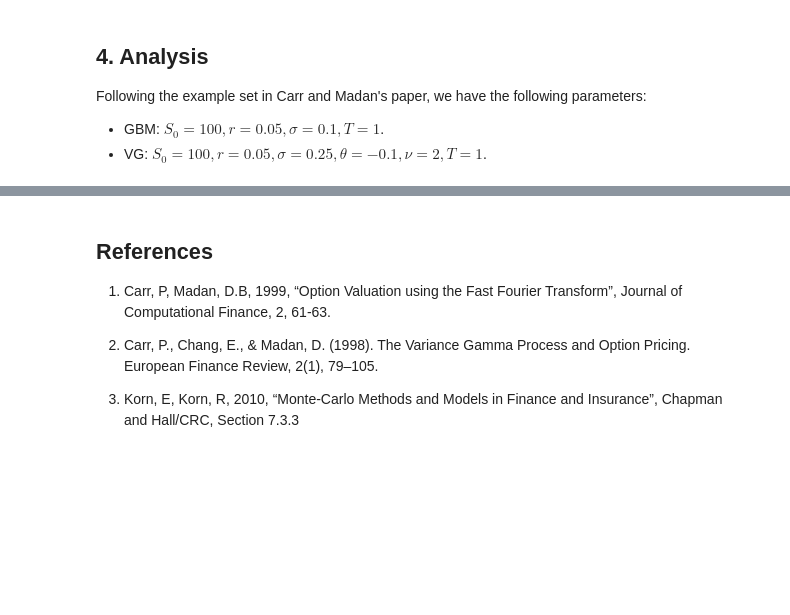
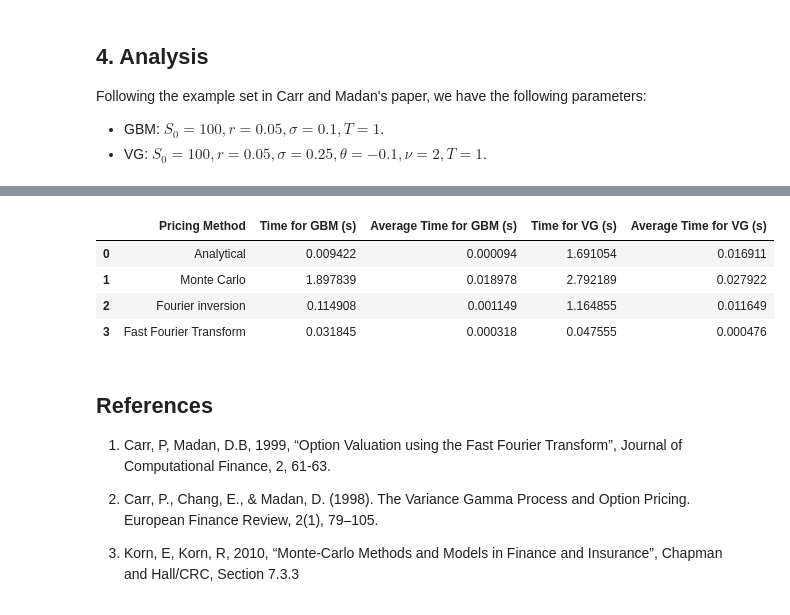
Before and after one commit to jwa172/OptionPricing, a Jupyter notebook: option_nb.ipynb, the cells around one changed output, grey strips where cells are left out. Cells and saved outputs as stored; diff of their text form; code cells hidden in the pictures; blank space fills up the shorter version.

```diff
--- a/option_nb.ipynb
+++ b/option_nb.ipynb
@@ -757,6 +775,50 @@ array([1.57408667, 1.48598421, 1.40184263, 1.32154631, 1.24497925,
-# %%
-S0, r, sigma, theta, nu = 100, 0.05, 0.25, -0.1, 2
-VG_call = EuCall(VarianceGamma(S0, r, sigma, theta, nu), K, T)
+# %%
+import time
+import pandas as pd
+
+RUNS = 100
+
+def time_method(method, *args, runs=RUNS):
+    """Measure the execution time of a pricing method over a given number of runs."""
+    start = time.process_time()
+    for _ in range(runs):
+        method(*args)
+    end = time.process_time()
+    return end - start
+
+# Initialize dictionary to store results
+timing_results = {
+    "Pricing Method": ["Analytical", "Monte Carlo", "Fourier inversion", "Fast Fourier Transform"],
+    "Time for GBM (s)": [],
+    "Time for VG (s)": []
+}
+
+# Timing for GBM
+timing_results["Time for GBM (s)"].append(time_method(GBM_call.price))
+timing_results["Time for GBM (s)"].append(time_method(GBM_call.monte_carlo_price))
+timing_results["Time for GBM (s)"].append(time_method(GBM_call.FTPrice))
+timing_results["Time for GBM (s)"].append(time_method(FFTPrice, GBM_stock, T, L, U))
+
+# Timing for VG
+timing_results["Time for VG (s)"].append(time_method(VG_call.price))
+timing_results["Time for VG (s)"].append(time_method(VG_call.monte_carlo_price))
+timing_results["Time for VG (s)"].append(time_method(VG_call.FTPrice))
+timing_results["Time for VG (s)"].append(time_method(FFTPrice, VG_stock, T, L, U))
+
+# Create DataFrame
+df = pd.DataFrame(timing_results)
+df['Average Time for GBM (s)'] = df["Time for GBM (s)"] / RUNS
+df['Average Time for VG (s)'] = df["Time for VG (s)"] / RUNS
+
+# Change the order of columns
+df = df[['Pricing Method', 'Time for GBM (s)', 'Average Time for GBM (s)', 'Time for VG (s)', 'Average Time for VG (s)']]
+df
+# %% [output]
+|  | Pricing Method | Time for GBM (s) | Average Time for GBM (s) | Time for VG (s) | Average Time for VG (s) |
+| 0 | Analytical | 0.009422 | 0.000094 | 1.691054 | 0.016911 |
+| 1 | Monte Carlo | 1.897839 | 0.018978 | 2.792189 | 0.027922 |
+| 2 | Fourier inversion | 0.114908 | 0.001149 | 1.164855 | 0.011649 |
+| 3 | Fast Fourier Transform | 0.031845 | 0.000318 | 0.047555 | 0.000476 |
 # %% [markdown]
 ## References
 
```
Also changed, not shown: parts of 8 cells of this notebook, 1 other file.
